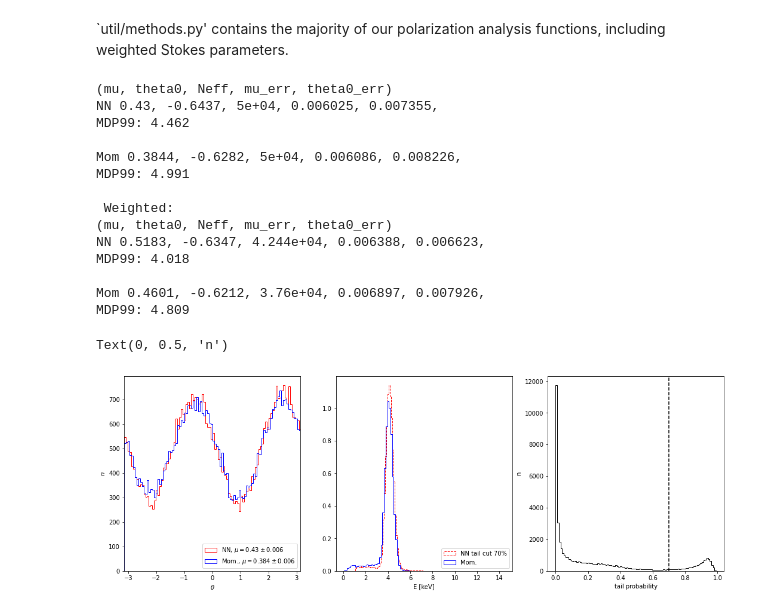
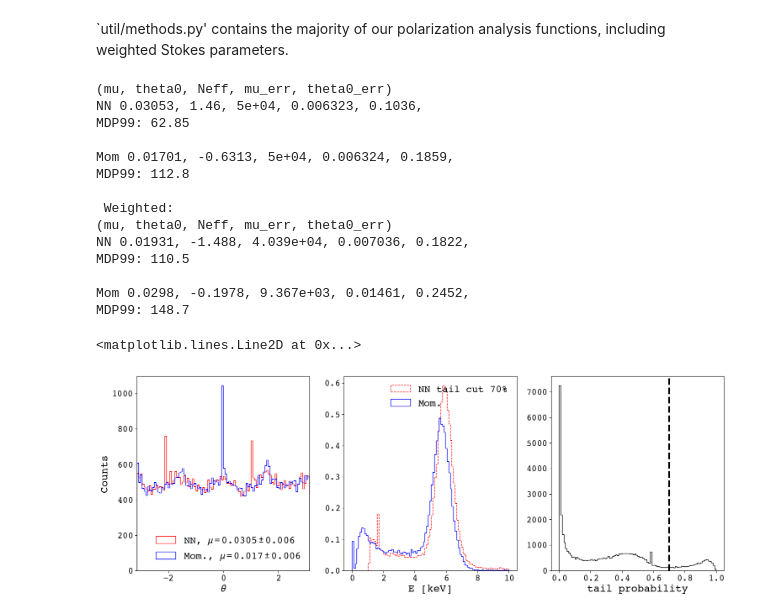
Before and after one commit to jack-dinsmore/IXPEML, a Jupyter notebook: example/Example_v2p0.ipynb, the cells around one changed output. Drawn from its saved outputs; the diff is of its cells as text; code cells hidden in the pictures.

```diff
--- a/example/Example_v2p0.ipynb
+++ b/example/Example_v2p0.ipynb
@@ -4,9 +4,12 @@ import sys
 import os
 os.chdir(os.path.dirname(os.getcwd()))
 import numpy as np
-import torch
+# import torch
 from util.methods import *
 import matplotlib.pyplot as plt
+from astropy.io import fits
+
+plt.style.use("root")
 
 # this allows plots to appear directly in the notebook
 %matplotlib inline
@@ -183,7 +186,7 @@ Full results from the deep ensembles and moment analysis are saved in a single f
 # %% [markdown]
 ## Loading results for analysis
 # %%
-with fits.open('example_data_meas4p51___nn_4p51__ensemble.fits', memmap=False) as hdu:
+with fits.open('/Users/jtd/Documents/research/IXPEML/example/data_02001399_recon___nn_msh__ensemble.fits', memmap=False) as hdu:
     meas_results = hdu[1].data
 # %%
 meas_results.columns
@@ -233,48 +236,48 @@ h = ax.hist(meas_results['NN_PHI'], histtype='step', bins=100,color='r',label=f'
 h = ax.hist(meas_results['MOM_PHI'], histtype='step', bins=100,color='b',label=f'Mom., $\mu = {mu_mom:.3} \pm {mu_mom_err:.1}$')
 
 ax.set_xlabel(r"$\theta$")
-ax.set_ylabel(r"$n$")
+ax.set_ylabel("Counts")
 ax.set_xlim(-np.pi,np.pi)
 
 leg = ax.legend(loc = 4,)
 
 # Apply a weighted analysis using optimal weights predicted by the NNs or moment ellipticities.
 print("\n Weighted:")
 print("(mu, theta0, Neff, mu_err, theta0_err)")
 mu, theta0, Neff, mu_err, theta0_err = weighted_stokes(meas_results['NN_PHI'], meas_results['NN_WEIGHT'], error=True)
 print(f"NN {mu:.4}, {theta0:.4}, {Neff:.4}, {mu_err:.4}, {theta0_err:.4},")
 print(f"MDP99: {MDP99(Neff, mu):.4} \n")
 mu, theta0, Neff, mu_err, theta0_err = weighted_stokes(meas_results['MOM_PHI'], meas_results['MOM_ELLIP'], error=True)
 print(f"Mom {mu:.4}, {theta0:.4}, {Neff:.4}, {mu_err:.4}, {theta0_err:.4},")
 print(f"MDP99: {MDP99(Neff, mu):.4} \n")
 
 
 ##Energy resolution
 cut = meas_results['P_TAIL'] <= 0.7
-h = ax2.hist(meas_results['NN_ENERGY'][cut], histtype='step', bins=100,color='r', ls='--',label=f'NN tail cut 70%', density=True)
-h = ax2.hist(meas_results['MOM_ENERGY'], histtype='step', bins=100,color='b',label=f'Mom.', density=True)
+ebins = np.linspace(0, 10, 100)
+h = ax2.hist(meas_results['NN_ENERGY'][cut], histtype='step', bins=ebins,color='r', ls='--',label=f'NN tail cut 70%', density=True)
+h = ax2.hist(meas_results['MOM_ENERGY'], histtype='step', bins=ebins,color='b',label=f'Mom.', density=True)
 ax2.set_xlabel("E [keV]")
-leg = ax2.legend(loc = 4,)
+leg = ax2.legend()
 
 ##Ptail
 h = ax3.hist(meas_results['P_TAIL'], histtype='step', bins=100, color='k')
 ax3.set_xlabel("tail probability")
 ax3.axvline(0.7, ls='--', color='k')
-ax3.set_ylabel("n")
 # %% [output]
 (mu, theta0, Neff, mu_err, theta0_err)
-NN 0.43, -0.6437, 5e+04, 0.006025, 0.007355,
-MDP99: 4.462
+NN 0.03053, 1.46, 5e+04, 0.006323, 0.1036,
+MDP99: 62.85
 
-Mom 0.3844, -0.6282, 5e+04, 0.006086, 0.008226,
-MDP99: 4.991
+Mom 0.01701, -0.6313, 5e+04, 0.006324, 0.1859,
+MDP99: 112.8
 
  Weighted:
 (mu, theta0, Neff, mu_err, theta0_err)
-NN 0.5183, -0.6347, 4.244e+04, 0.006388, 0.006623,
-MDP99: 4.018
+NN 0.01931, -1.488, 4.039e+04, 0.007036, 0.1822,
+MDP99: 110.5
 
-Mom 0.4601, -0.6212, 3.76e+04, 0.006897, 0.007926,
-MDP99: 4.809
+Mom 0.0298, -0.1978, 9.367e+03, 0.01461, 0.2452,
+MDP99: 148.7
-Text(0, 0.5, 'n')
+<matplotlib.lines.Line2D at 0x...>
-[figure, old version]
+[figure, new version]
```
Also changed, not shown: 3 other files.
